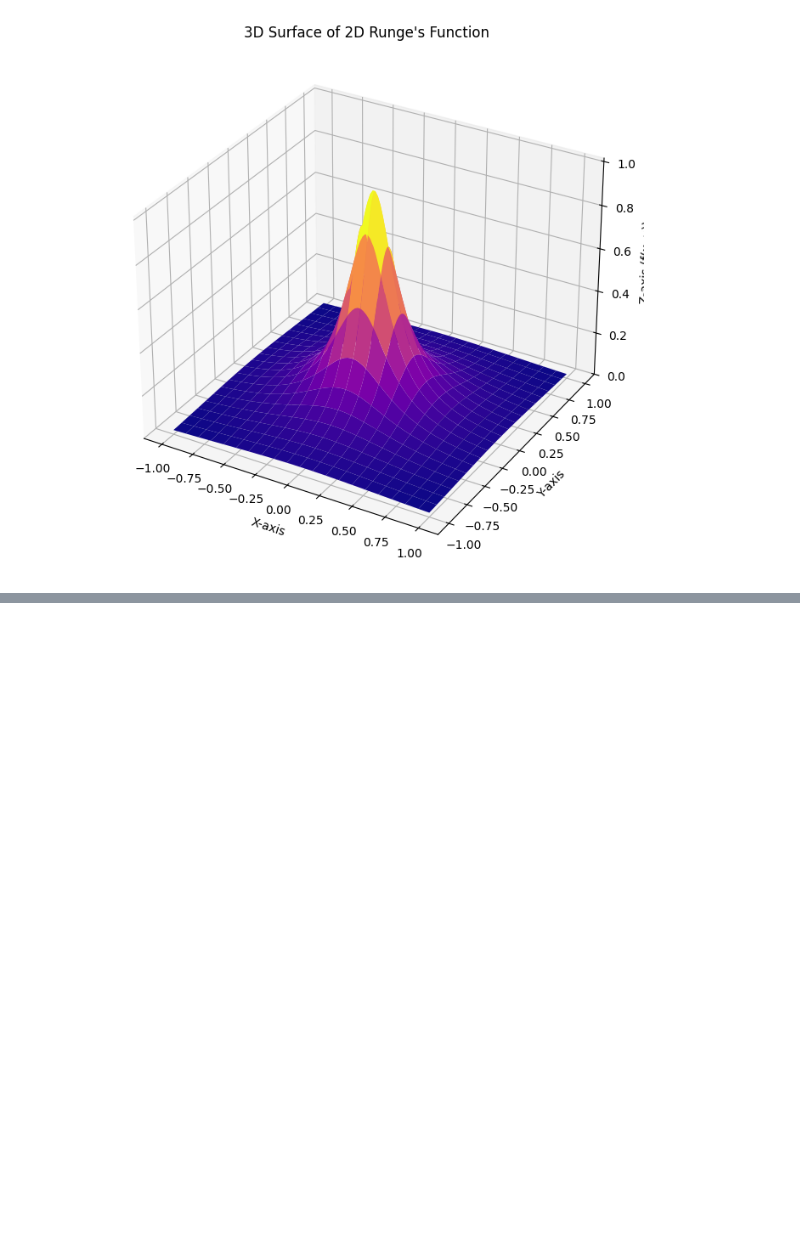
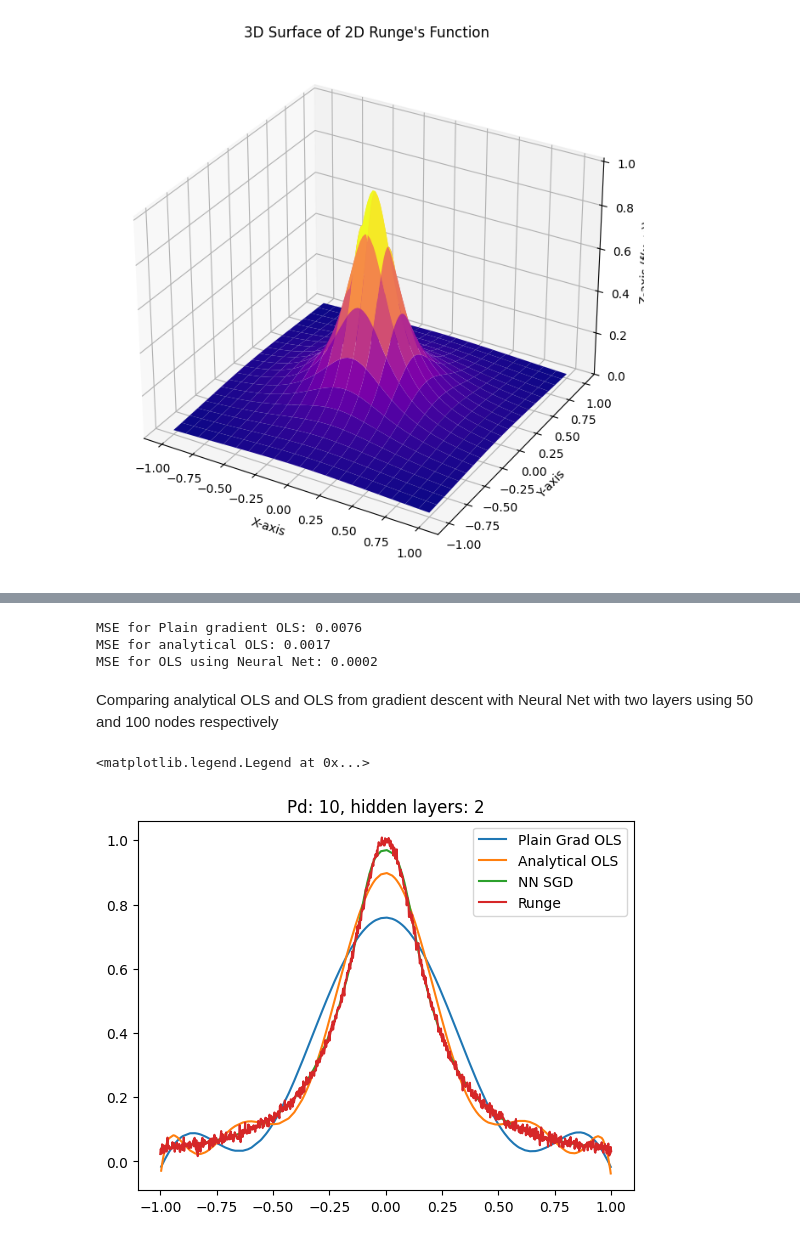
Before and after one commit to JVestly/Project-2, a Jupyter notebook: tests.ipynb, the cells around one changed output, grey strips where cells are left out. Saved outputs shown, nothing was run; the diff lists cells and outputs as text; code cells hidden in the pictures; blank space fills up the shorter version.

```diff
--- a/tests.ipynb
+++ b/tests.ipynb
@@ -64,0 +176,66 @@ plt.show()
+# %%
+print("MSE for Plain gradient OLS:", round(mse(pred_, y_test), 4))
+print("MSE for analytical OLS:", round(mse(predOls, y_test), 4))
+print("MSE for OLS using Neural Net:", round(mse(y_pred.flatten(), y_test), 4))
+# %% [output]
+MSE for Plain gradient OLS: 0.0076
+MSE for analytical OLS: 0.0017
+MSE for OLS using Neural Net: 0.0002
+# %% [markdown]
+Comparing analytical OLS and OLS from gradient descent with Neural Net with two layers using 50 and 100 nodes respectively
+# %%
+np.random.seed(50)
+
+n = 1000
+x = np.linspace(-1, 1, n).reshape(-1, 1)
+y = 1/(1 + 25 * x**2) +  np.random.normal(0, 0.01, x.shape)
+x_train, x_test, y_train, y_test = train_test_split(x, y, test_size=0.2, random_state=50)
+from sklearn.preprocessing import StandardScaler
+
+scaler_X = StandardScaler()
+scaler_y = StandardScaler()
+
+X_train = scaler_X.fit_transform(x_train.reshape(-1,1))
+Y_train = scaler_y.fit_transform(y_train.reshape(-1,1))
+
+# You must also scale your TEST data using the *same* scalers
+X_test = scaler_X.transform(x_test.reshape(-1,1))
+Y_test = scaler_y.transform(y_test.reshape(-1,1))
+
+LinReg = NeuralNetwork(1, [50,100, 1], [sigmoid, sigmoid, sigmoid], [sigmoid_der, sigmoid_der, sigmoid_der], mse, mse_der)
+LinReg.train_SGD(X_train, y_train, eta=0.2, n_epochs=5000)
+y_pred = LinReg.feed_forward(X_test)
+
+np.random.seed(50)
+x = np.linspace(-1, 1, n)
+y = 1/(1 + 25 * x**2) +  np.random.normal(0, 0.01, n)
+x_train, x_test, y_train, y_test = train_test_split(x, y, test_size=0.2, random_state=50)
+
+n = 10
+X = polynomial_features(x_train, n)
+Y = polynomial_features(x_test, n)
+
+
+scaler = StandardScaler(with_mean=True, with_std=True)
+Xtr_s = scaler.fit_transform(X)
+Xte_s = scaler.transform(Y)
+
+y_mean = np.mean(y_train)
+y_centered = y_train - y_mean
+g = GradientDescent(Xtr_s,5000, y_train, eps=1e-5, l1=False)
+ols_betas = g.gradOrd(5000, eta=0.2)
+pred_ = Xte_s@ols_betas + y_mean
+analytical_betas = ols(Xtr_s, y_train)
+predOls = Xte_s@analytical_betas + y_mean
+
+sort_indices = np.argsort(x_test.flatten())
+
+plt.plot(x_test[sort_indices], pred_[sort_indices], label="Plain Grad OLS")
+plt.plot(x_test[sort_indices], predOls[sort_indices], label="Analytical OLS")
+plt.plot(x_test[sort_indices],y_pred[sort_indices], label="NN SGD")
+plt.title("Pd: 10, hidden layers: 2")
+plt.plot(x,y, label="Runge")
+plt.legend()
+# %% [output]
+<matplotlib.legend.Legend at 0x...>
+[figure, added]
```
Also changed, not shown: parts of 11 cells of this notebook.
